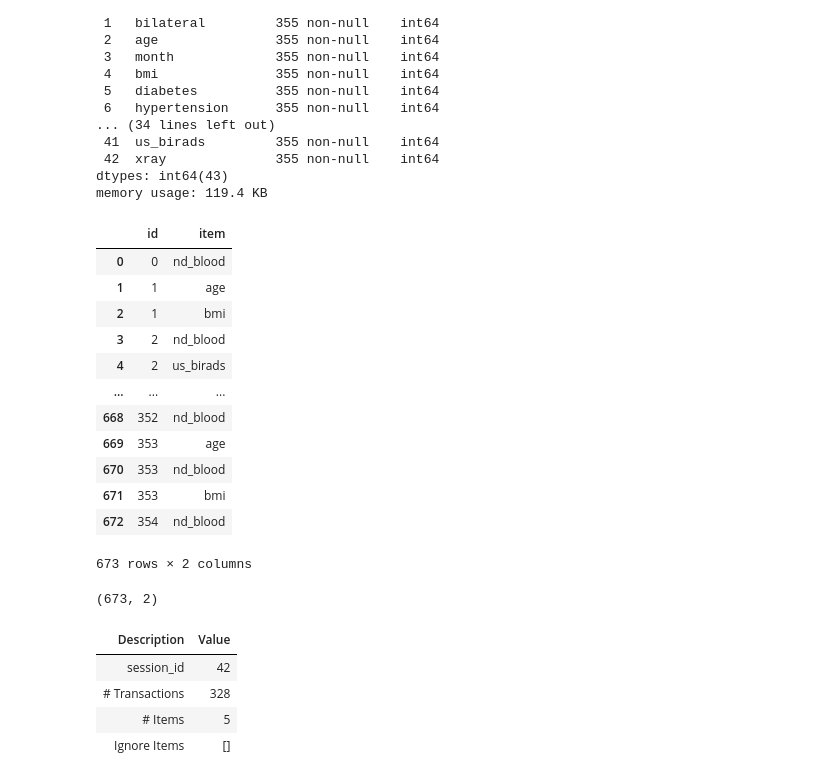
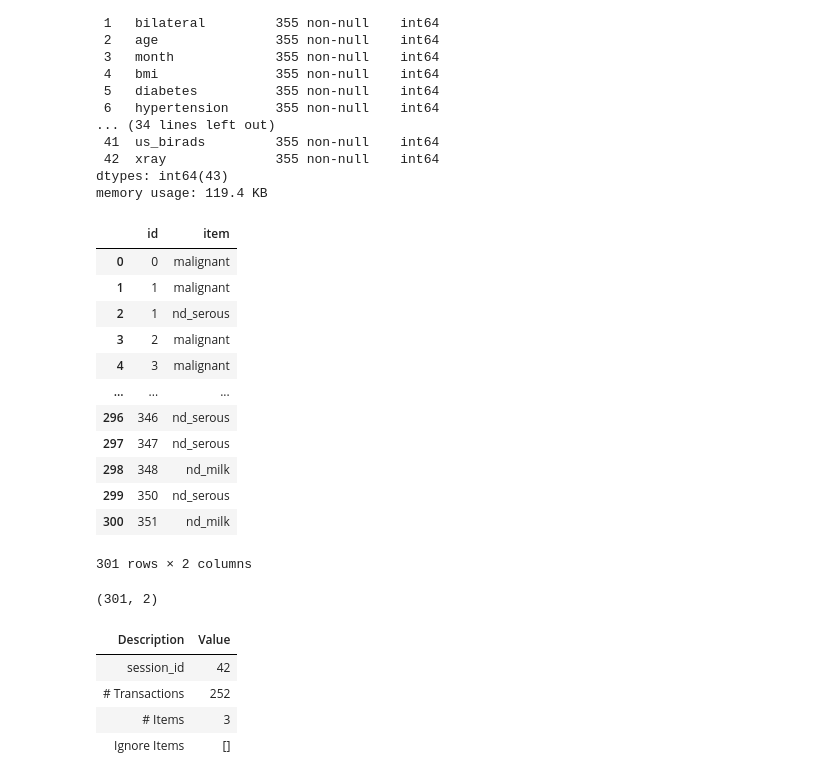
Before and after one commit to dearfad/mmhelper, a Jupyter notebook: project/yn/assanalysis.ipynb, the cells around one changed output. Drawn from its saved outputs; the diff is of its cells as text; code cells hidden in the pictures.

```diff
--- a/project/yn/assanalysis.ipynb
+++ b/project/yn/assanalysis.ipynb
@@ -41,47 +41,47 @@ Data columns (total 43 columns):
 dtypes: int64(43)
 memory usage: 119.4 KB
 # %%
-# colnames = list(data.columns)
+colnames = list(data.columns)
 
-colnames = ['age','nd_blood','us_birads','xray','bmi']
+# colnames = ['malignant','nd_milk','nd_serous']
 
 assdata = pd.DataFrame()
 
 for i in range(len(data)):
     for name in colnames:
         if data.loc[i,name]==1:
             dict = {'id': i, 'item': name}
             assdata = assdata.append(dict, ignore_index=True)
 
 assdata['id'] = assdata['id'].astype('int64')
 
 assdata
 # %% [output]
 |  | id | item |
-| 0 | 0 | nd_blood |
-| 1 | 1 | age |
-| 2 | 1 | bmi |
-| 3 | 2 | nd_blood |
-| 4 | 2 | us_birads |
+| 0 | 0 | malignant |
+| 1 | 1 | malignant |
+| 2 | 1 | nd_serous |
+| 3 | 2 | malignant |
+| 4 | 3 | malignant |
 | ... | ... | ... |
-| 668 | 352 | nd_blood |
-| 669 | 353 | age |
-| 670 | 353 | nd_blood |
-| 671 | 353 | bmi |
-| 672 | 354 | nd_blood |
+| 296 | 346 | nd_serous |
+| 297 | 347 | nd_serous |
+| 298 | 348 | nd_milk |
+| 299 | 350 | nd_serous |
+| 300 | 351 | nd_milk |
-673 rows × 2 columns
+301 rows × 2 columns
 # %%
 assdata.shape
 # %% [output]
-(673, 2)
+(301, 2)
 # %%
 from pycaret.arules import *
 arule = setup(data = assdata, transaction_id = 'id', item_id = 'item', session_id=42, ignore_items = [])
 # %% [output]
 | Description | Value |
 | session_id | 42 |
-| # Transactions | 328 |
-| # Items | 5 |
+| # Transactions | 252 |
+| # Items | 3 |
 | Ignore Items | [] |
 # %%
 model = create_model()
```
Also changed, not shown: parts of 2 cells of this notebook, 3 other files.
